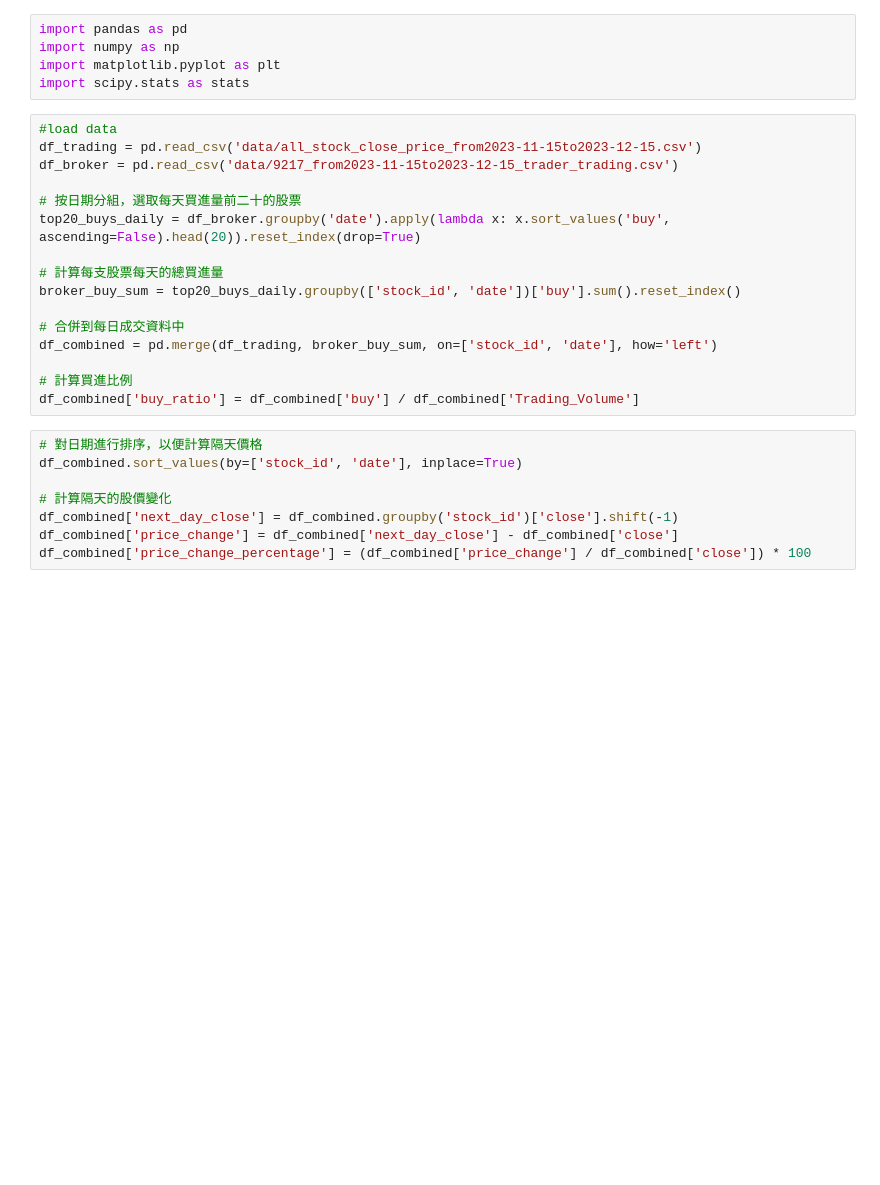
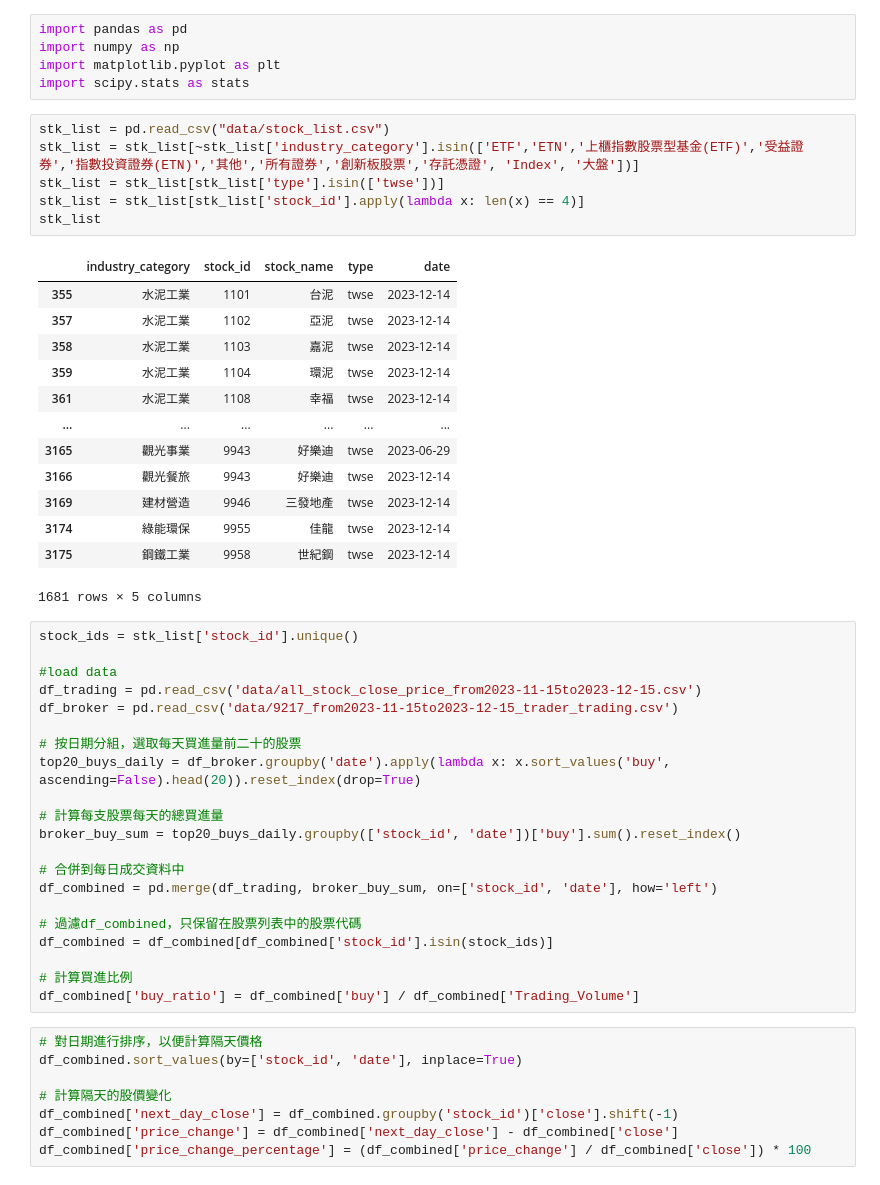
Before and after one commit to tw-lws/StockBrokerPriceCorrelation, a Jupyter notebook: BrokerAndPriceCorrelation.ipynb, the cells around one changed output. Saved outputs shown, nothing was run; the diff lists cells and outputs as text; blank space fills up the shorter version.

```diff
--- a/BrokerAndPriceCorrelation.ipynb
+++ b/BrokerAndPriceCorrelation.ipynb
@@ -3,7 +3,29 @@ import pandas as pd
 import numpy as np
 import matplotlib.pyplot as plt
 import scipy.stats as stats
+# %%
+stk_list = pd.read_csv("data/stock_list.csv")
+stk_list = stk_list[~stk_list['industry_category'].isin(['ETF','ETN','上櫃指數股票型基金(ETF)','受益證券','指數投資證券(ETN)','其他','所有證券','創新板股票','存託憑證', 'Index', '大盤'])]
+stk_list = stk_list[stk_list['type'].isin(['twse'])]
+stk_list = stk_list[stk_list['stock_id'].apply(lambda x: len(x) == 4)]
+stk_list
+# %% [output]
+|  | industry_category | stock_id | stock_name | type | date |
+| 355 | 水泥工業 | 1101 | 台泥 | twse | 2023-12-14 |
+| 357 | 水泥工業 | 1102 | 亞泥 | twse | 2023-12-14 |
+| 358 | 水泥工業 | 1103 | 嘉泥 | twse | 2023-12-14 |
+| 359 | 水泥工業 | 1104 | 環泥 | twse | 2023-12-14 |
+| 361 | 水泥工業 | 1108 | 幸福 | twse | 2023-12-14 |
+| ... | ... | ... | ... | ... | ... |
+| 3165 | 觀光事業 | 9943 | 好樂迪 | twse | 2023-06-29 |
+| 3166 | 觀光餐旅 | 9943 | 好樂迪 | twse | 2023-12-14 |
+| 3169 | 建材營造 | 9946 | 三發地產 | twse | 2023-12-14 |
+| 3174 | 綠能環保 | 9955 | 佳龍 | twse | 2023-12-14 |
+| 3175 | 鋼鐵工業 | 9958 | 世紀鋼 | twse | 2023-12-14 |
+1681 rows × 5 columns
 # %%
+stock_ids = stk_list['stock_id'].unique()
+
 #load data
 df_trading = pd.read_csv('data/all_stock_close_price_from2023-11-15to2023-12-15.csv')
 df_broker = pd.read_csv('data/9217_from2023-11-15to2023-12-15_trader_trading.csv')
@@ -17,6 +39,9 @@ broker_buy_sum = top20_buys_daily.groupby(['stock_id', 'date'])['buy'].sum().res
 # 合併到每日成交資料中
 df_combined = pd.merge(df_trading, broker_buy_sum, on=['stock_id', 'date'], how='left')
 
+# 過濾df_combined，只保留在股票列表中的股票代碼
+df_combined = df_combined[df_combined['stock_id'].isin(stock_ids)]
+
 # 計算買進比例
 df_combined['buy_ratio'] = df_combined['buy'] / df_combined['Trading_Volume']
 # %%
```
Also changed, not shown: parts of 9 cells of this notebook.
